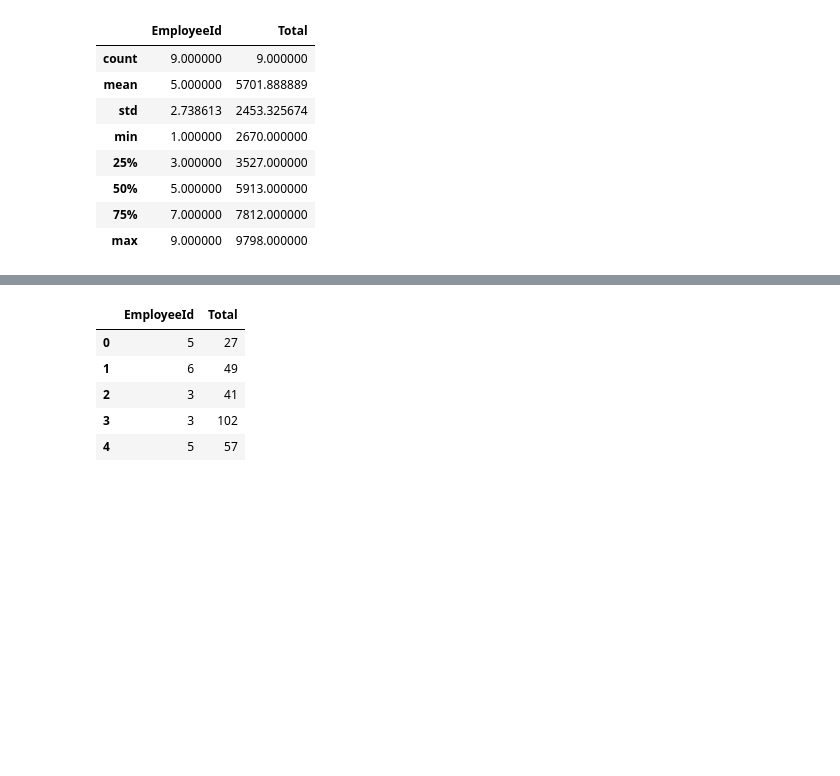
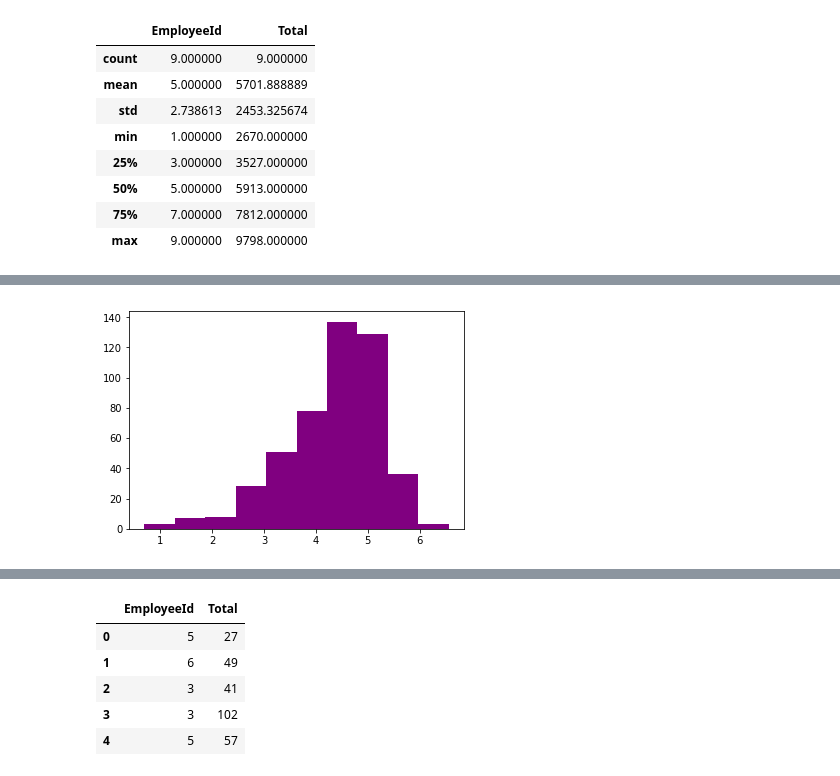
Before and after one commit to MagicMilly/dsc-2-final-project-online-ds-ft-100118, a Jupyter notebook: student.ipynb, the cells around one changed output, grey strips where cells are left out. Saved outputs shown, nothing was run; the diff lists cells and outputs as text; code cells hidden in the pictures; blank space fills up the shorter version.

```diff
--- a/student.ipynb
+++ b/student.ipynb
@@ -437,0 +438,4 @@ employee_sales_df.describe()
+# %%
+daily_sales_by_employee = pd.read_sql_query('SELECT EmployeeId, OrderDate, SUM(OrderDetail.Quantity) AS Total FROM \
+[Order] INNER JOIN OrderDetail ON [Order].Id = OrderDetail.OrderId GROUP BY OrderDate ORDER BY OrderDate;', conn)
+daily_sales_by_employee.head(25)
@@ -438 +472,5 @@ employee_sales_df.describe()
+# %%
+plt.hist(np.log(daily_sales_by_employee.Total), color='purple');
+# %% [output]
+[figure, added]
 # %%
```
Also changed, not shown: parts of 8 cells of this notebook.
